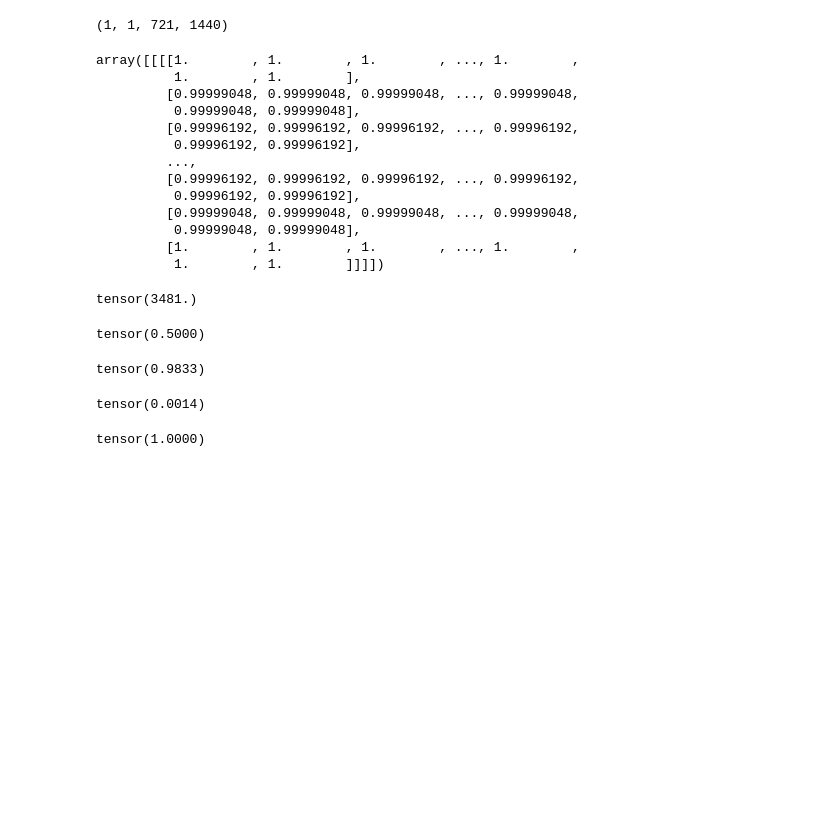
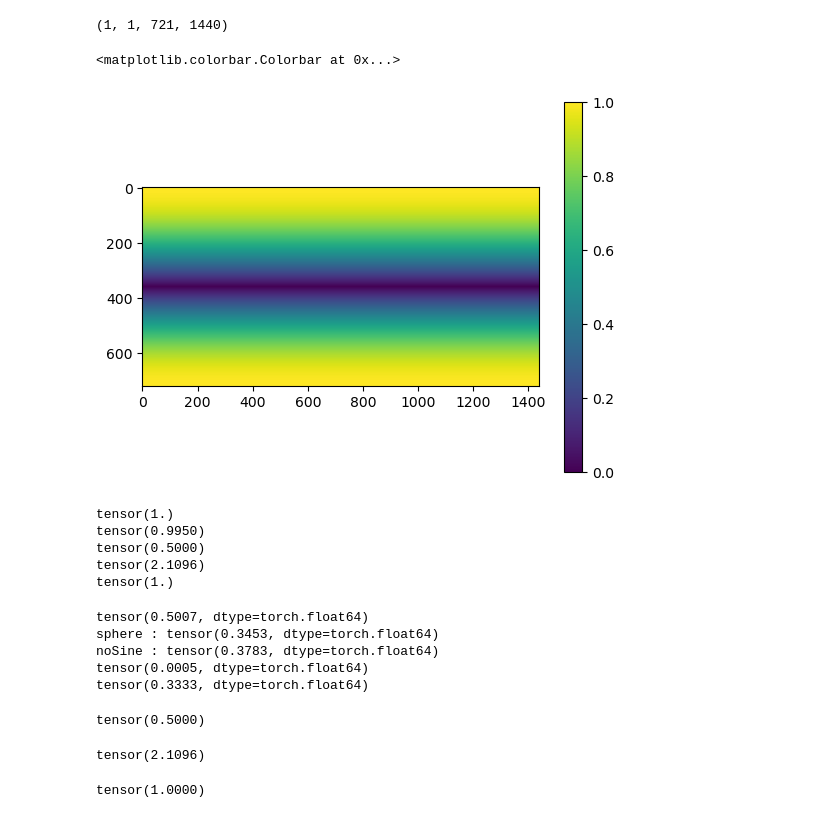
Before and after one commit to Slusny/Modulated-Spherical-Fourier-Neural-Operator, a Jupyter notebook: loss_inspect.ipynb, the cells around one changed output. Drawn from its saved outputs; the diff is of its cells as text; code cells hidden in the pictures; blank space fills up the shorter version.

```diff
--- a/loss_inspect.ipynb
+++ b/loss_inspect.ipynb
@@ -35,35 +35,39 @@ y.shape
 # %% [output]
 (1, 1, 721, 1440)
 # %%
-y
+plt.imshow(y[0,0])
+plt.colorbar()
 # %% [output]
-array([[[[1.        , 1.        , 1.        , ..., 1.        ,
-          1.        , 1.        ],
-         [0.99999048, 0.99999048, 0.99999048, ..., 0.99999048,
-          0.99999048, 0.99999048],
-         [0.99996192, 0.99996192, 0.99996192, ..., 0.99996192,
-          0.99996192, 0.99996192],
-         ...,
-         [0.99996192, 0.99996192, 0.99996192, ..., 0.99996192,
-          0.99996192, 0.99996192],
-         [0.99999048, 0.99999048, 0.99999048, ..., 0.99999048,
-          0.99999048, 0.99999048],
-         [1.        , 1.        , 1.        , ..., 1.        ,
-          1.        , 1.        ]]]])
+<matplotlib.colorbar.Colorbar at 0x...>
+[figure, added]
 # %%
-mse(ones,ones*2)
+print(mse(ones,ones*2))
+print(loss(ones,ones*200))
+print(loss_noSine(ones,ones*2))
+print(cos(ones,ones*40))
+print(cossum(ones,ones*2))
 # %% [output]
-tensor(3481.)
+tensor(1.)
+tensor(0.9950)
+tensor(0.5000)
+tensor(2.1096)
+tensor(1.)
 # %%
-loss(ones,ones*2)
+print(mse(ones,ones+y))
+print("sphere :",loss(ones,ones+y))
+print("noSine :",loss_noSine(ones,ones+y))
+print(cos(ones,ones+y))
+print(cossum(ones,ones+y))
 # %% [output]
-tensor(0.5000)
+tensor(0.5007, dtype=torch.float64)
+sphere : tensor(0.3453, dtype=torch.float64)
+noSine : tensor(0.3783, dtype=torch.float64)
+tensor(0.0005, dtype=torch.float64)
+tensor(0.3333, dtype=torch.float64)
 # %%
-loss_noSine(ones,ones*60)
 # %% [output]
-tensor(0.9833)
+tensor(0.5000)
 # %%
-cos(ones,ones*2)
 # %% [output]
-tensor(0.0014)
+tensor(2.1096)
 # %%
```
Also changed, not shown: parts of 10 cells of this notebook, 9 other files.
